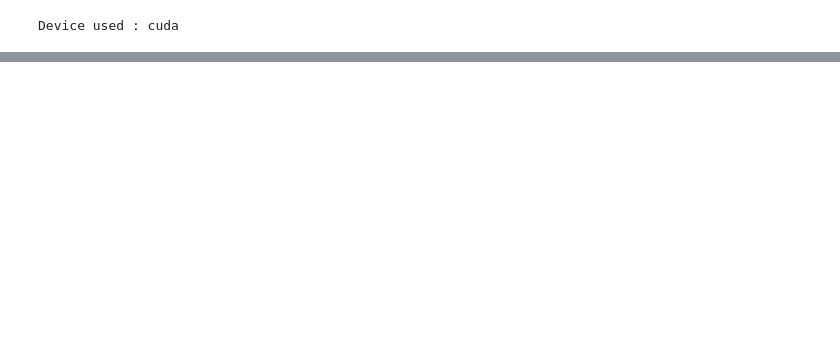
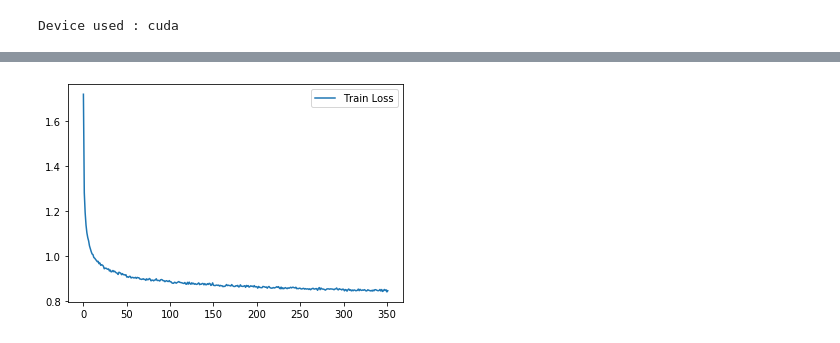
Before and after one commit to rmozart/North-Sea-Electrofacies-Clustering, a Jupyter notebook: Scripts/tabnet_experiments_reduced.ipynb, the cells around one changed output, grey strips where cells are left out. Drawn from its saved outputs; the diff is of its cells as text; code cells hidden in the pictures; blank space fills up the shorter version.

```diff
--- a/Scripts/tabnet_experiments_reduced.ipynb
+++ b/Scripts/tabnet_experiments_reduced.ipynb
@@ -78,0 +104,6 @@ clf.fit(
+# %%
+plt.plot(clf.history['loss'], label='Train Loss')
+plt.legend()
+plt.show()
+# %% [output]
+[figure, added]
```
Also changed, not shown: parts of 5 cells of this notebook.
